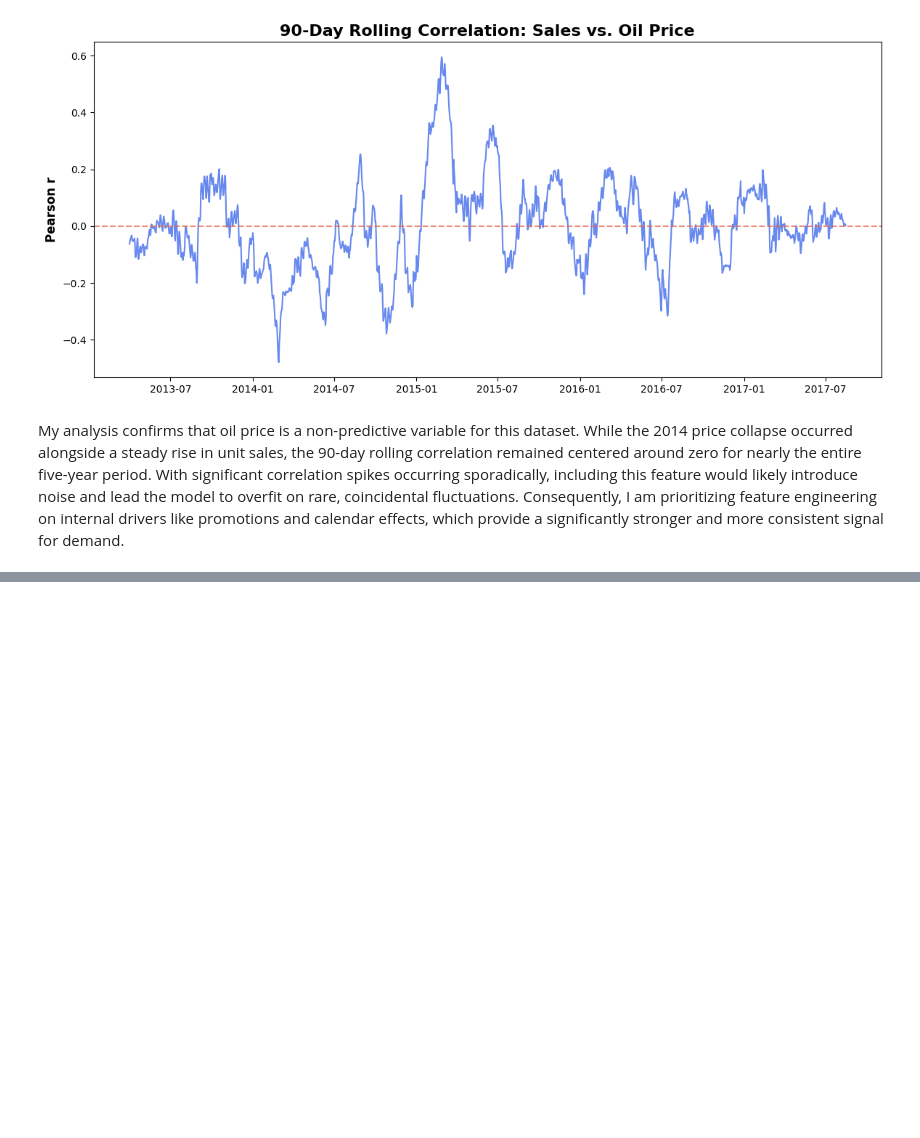
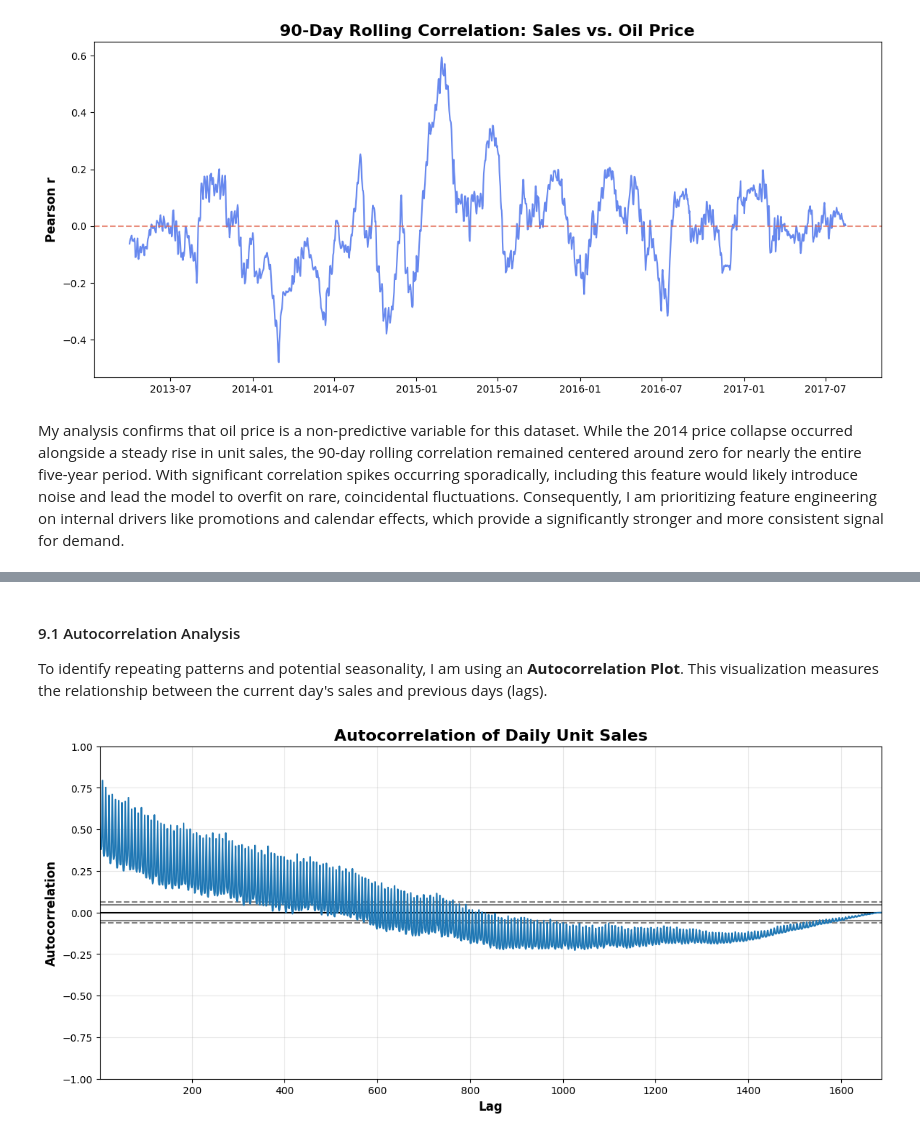
Before and after one commit to krauseannelize/project-ml-favorita-sales-forecasting, a Jupyter notebook: notebooks/02-exploratory-data-analysis.ipynb, the cells around one changed output, grey strips where cells are left out. Cells and saved outputs as stored; diff of their text form; code cells hidden in the pictures; blank space fills up the shorter version.

```diff
--- a/notebooks/02-exploratory-data-analysis.ipynb
+++ b/notebooks/02-exploratory-data-analysis.ipynb
@@ -650,0 +655,27 @@ My analysis confirms that oil price is a non-predictive variable for this datase
+# %% [markdown]
+#### 9.1 Autocorrelation Analysis
+
+To identify repeating patterns and potential seasonality, I am using an **Autocorrelation Plot**. This visualization measures the relationship between the current day's sales and previous days (lags).
+# %%
+# Aggregate total sales
+sales_by_date = df_train.groupby('date')['unit_sales'].sum()
+
+# Plot autocorrelation with pandas built-in confidence intervals
+plt.figure(figsize=(14, 6))
+autocorrelation_plot(sales_by_date)
+
+# Add titles and labels
+plt.title('Autocorrelation of Daily Unit Sales', fontsize=16, fontweight='bold')
+plt.xlabel('Lag', fontsize=12, fontweight='bold')
+plt.ylabel('Autocorrelation', fontsize=12, fontweight='bold')
+plt.xticks(fontsize=10)
+plt.yticks(fontsize=10)
+plt.grid(True, alpha=0.3)
+
+# Save the figure
+plt.savefig('../visualizations/pichincha-autocorrelation.png', dpi=300, bbox_inches='tight')
+
+# Display the plot
+plt.show()
+# %% [output]
+[figure, added]
```
Also changed, not shown: parts of 22 cells of this notebook, 2 other files.
